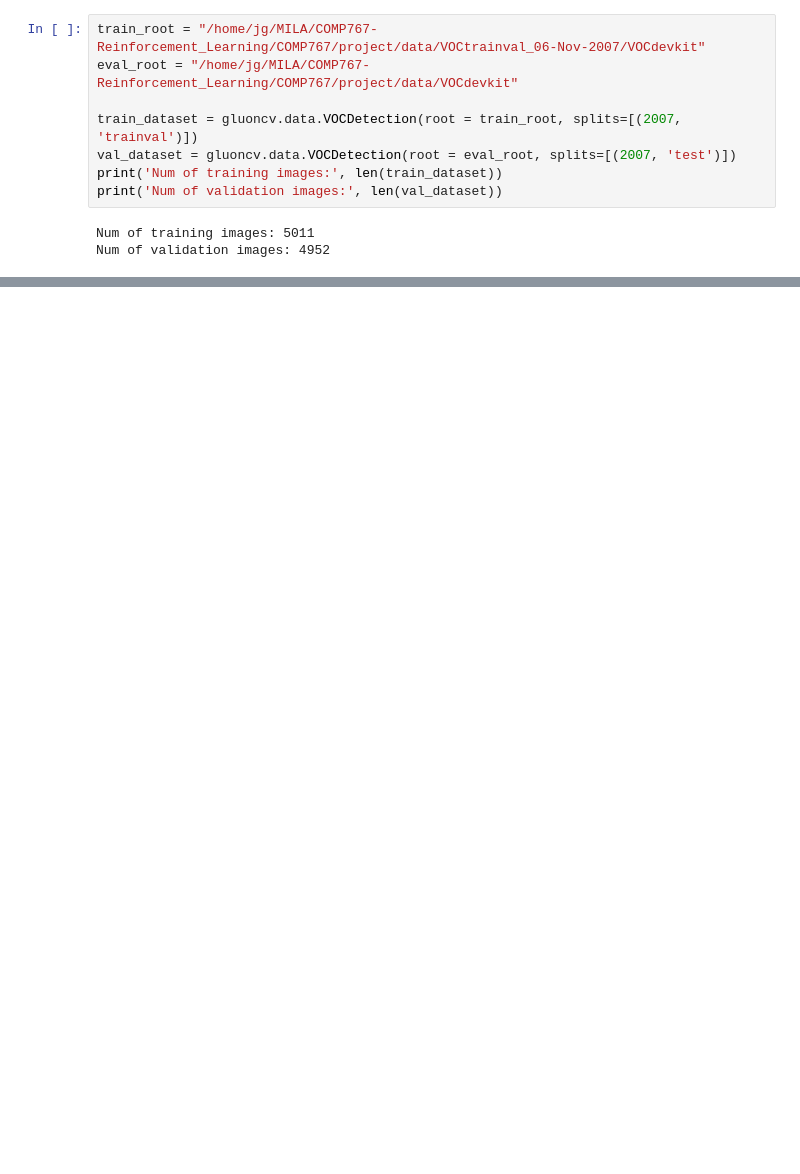
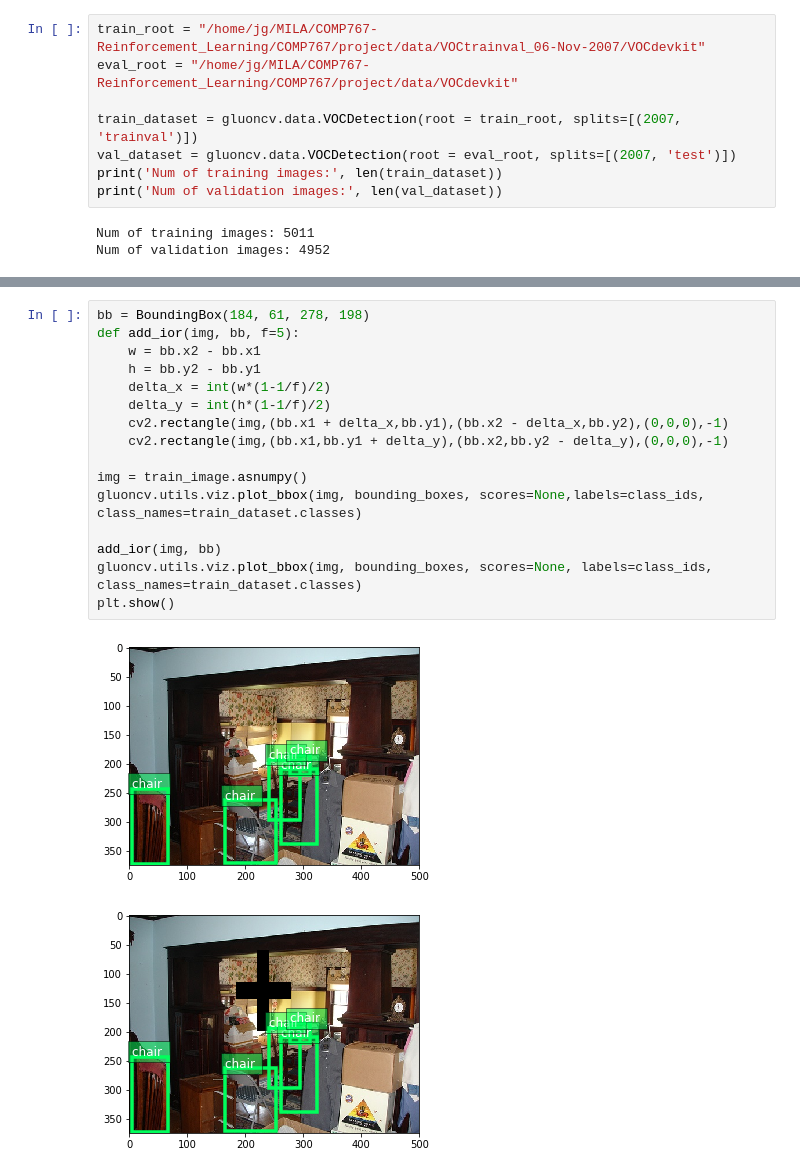
Before and after one commit to jgsimard/COMP767, a Jupyter notebook: project/test_pascal.ipynb, the cells around one changed output, grey strips where cells are left out. Saved outputs shown, nothing was run; the diff lists cells and outputs as text; blank space fills up the shorter version.

```diff
--- a/project/test_pascal.ipynb
+++ b/project/test_pascal.ipynb
@@ -47,0 +81,19 @@ print(train_label)
+# %%
+bb = BoundingBox(184, 61, 278, 198)
+def add_ior(img, bb, f=5):
+    w = bb.x2 - bb.x1
+    h = bb.y2 - bb.y1
+    delta_x = int(w*(1-1/f)/2)
+    delta_y = int(h*(1-1/f)/2)
+    cv2.rectangle(img,(bb.x1 + delta_x,bb.y1),(bb.x2 - delta_x,bb.y2),(0,0,0),-1)
+    cv2.rectangle(img,(bb.x1,bb.y1 + delta_y),(bb.x2,bb.y2 - delta_y),(0,0,0),-1)
+
+img = train_image.asnumpy()
+gluoncv.utils.viz.plot_bbox(img, bounding_boxes, scores=None,labels=class_ids, class_names=train_dataset.classes)
+
+add_ior(img, bb)
+gluoncv.utils.viz.plot_bbox(img, bounding_boxes, scores=None, labels=class_ids, class_names=train_dataset.classes)
+plt.show()
+# %% [output]
+[figure, added]
+[figure, added]
```
Also changed, not shown: parts of 9 cells of this notebook, 1 other file.
